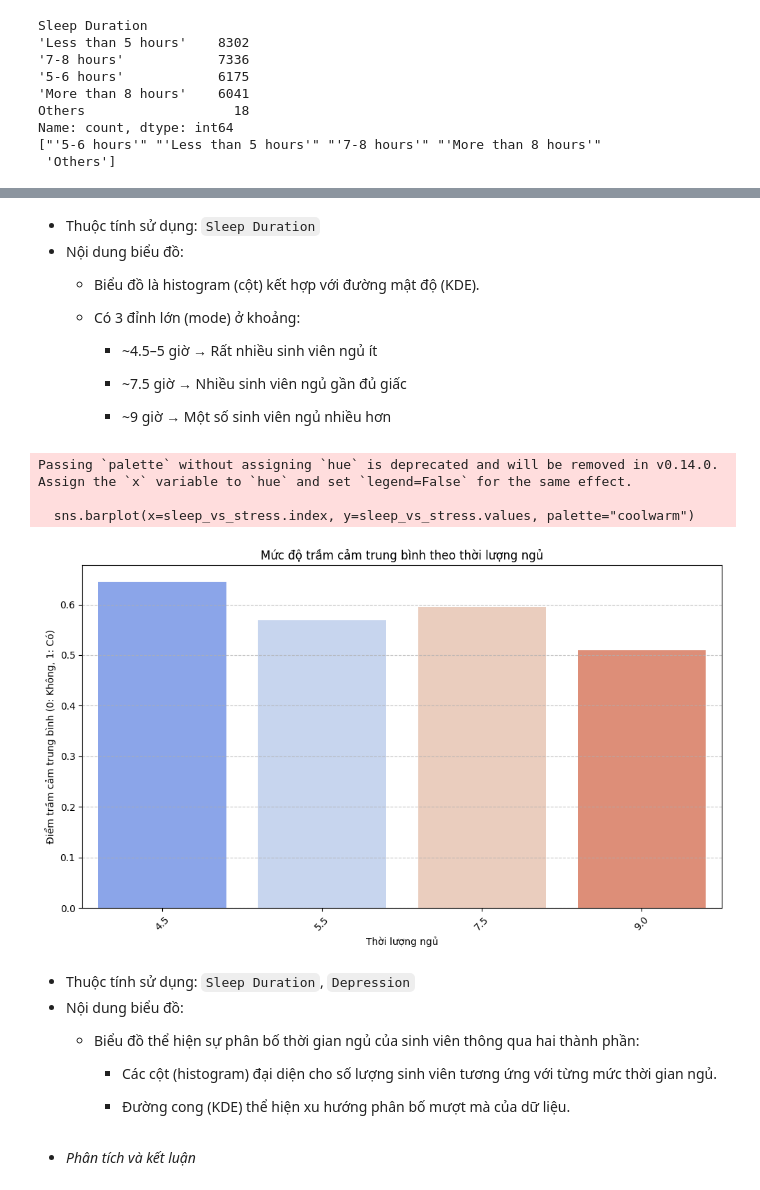
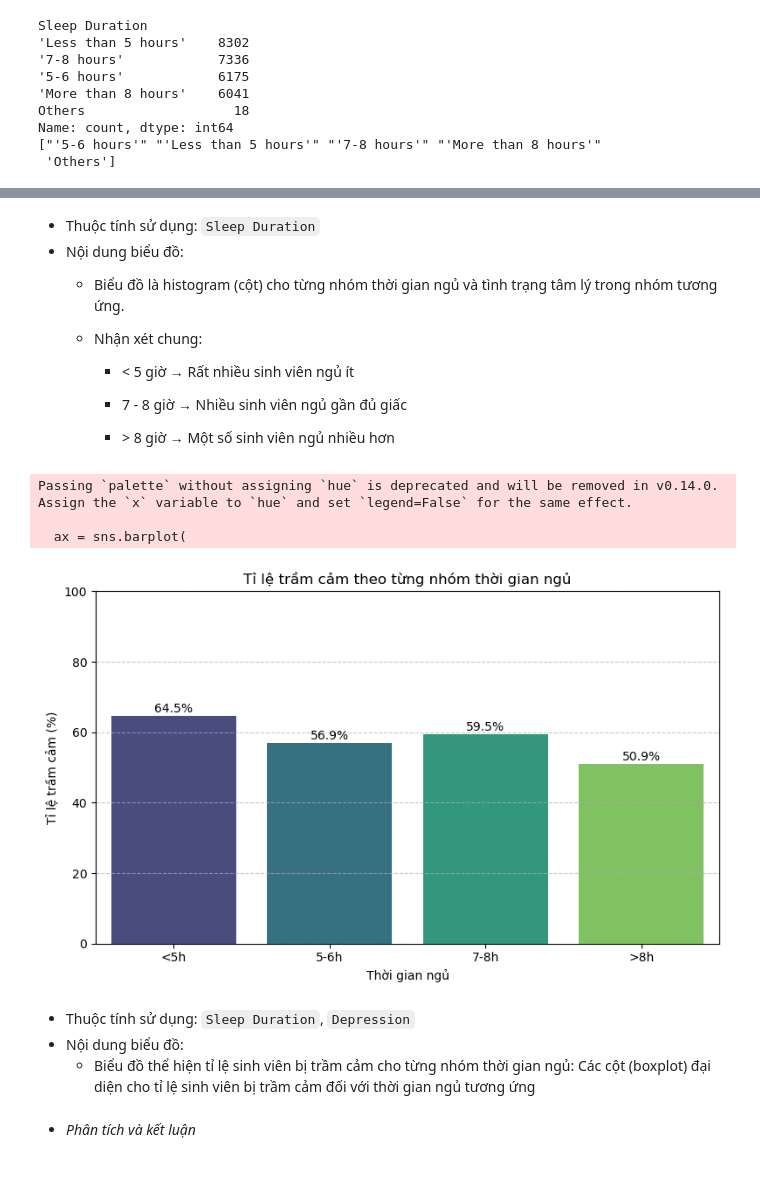
Before and after one commit to Dzivilord/Data_Insight_AI, a Jupyter notebook: src/ExploringData/Visualization_data.ipynb, the cells around one changed output, grey strips where cells are left out. Saved outputs shown, nothing was run; the diff lists cells and outputs as text; code cells hidden in the pictures.

```diff
--- a/src/ExploringData/Visualization_data.ipynb
+++ b/src/ExploringData/Visualization_data.ipynb
@@ -180,10 +184,10 @@ sleep_analyze_df = data[data['Sleep Duration'] != 'Others'].copy()
 
 # Mapping sleep duration từ dạng phân loại sang giá trị số trung bình
 sleep_map = {
-    "'Less than 5 hours'": 4.5,
-    "'5-6 hours'": 5.5,
-    "'7-8 hours'": 7.5,
-    "'More than 8 hours'": 9
+    "'Less than 5 hours'": '<5h',
+    "'5-6 hours'": '5-6h',
+    "'7-8 hours'": '7-8h',
+    "'More than 8 hours'": '>8h'
 }
 
 sleep_analyze_df['Sleep Duration'] = sleep_analyze_df['Sleep Duration'].map(sleep_map)
@@ -219,45 +216,62 @@ Name: Sleep Duration, dtype: float64
 # %% [markdown]
 - Thuộc tính sử dụng: `Sleep Duration`
 - Nội dung biểu đồ:
-    - Biểu đồ là histogram (cột) kết hợp với đường mật độ (KDE).
+    - Biểu đồ là histogram (cột) cho từng nhóm thời gian ngủ và tình trạng tâm lý trong nhóm tương ứng.
 
-    - Có 3 đỉnh lớn (mode) ở khoảng:
+    - Nhận xét chung:
 
-        - ~4.5–5 giờ → Rất nhiều sinh viên ngủ ít
+        - < 5 giờ → Rất nhiều sinh viên ngủ ít
 
-        - ~7.5 giờ → Nhiều sinh viên ngủ gần đủ giấc
+        - 7 - 8 giờ → Nhiều sinh viên ngủ gần đủ giấc
 
-        - ~9 giờ → Một số sinh viên ngủ nhiều hơn
+        - \> 8 giờ → Một số sinh viên ngủ nhiều hơn
 # %%
-# Kiểm tra các giá trị duy nhất
-unique_sleep = sleep_analyze_df['Sleep Duration'].value_counts()
+# Đếm tổng số mỗi giá trị Depression theo từng nhóm Sleep Duration
+group_counts = sleep_analyze_df.groupby('Sleep Duration')['Depression'].value_counts(normalize=True)
 
-# Tính trung bình điểm trầm cảm (stress) theo từng nhóm Sleep Duration
-sleep_vs_stress = sleep_analyze_df.groupby('Sleep Duration')['Depression'].mean().sort_values()
+# Lấy phần trăm giá trị 1 (Trầm cảm) trong mỗi nhóm Sleep Duration
+percent_depression_per_sleep_duration = group_counts.loc[:, 1] * 100
+percent_depression_per_sleep_duration_df = percent_depression_per_sleep_duration.reset_index(name='% of Depression')
 
-# Vẽ biểu đồ: Sleep Duration vs Average Depression Level
-plt.figure(figsize=(10,6))
-sns.barplot(x=sleep_vs_stress.index, y=sleep_vs_stress.values, palette="coolwarm")
-plt.title('Mức độ trầm cảm trung bình theo thời lượng ngủ')
-plt.xlabel('Thời lượng ngủ')
-plt.ylabel('Điểm trầm cảm trung bình (0: Không, 1: Có)')
-plt.xticks(rotation=45)
+# Vẽ biểu đồ cột
+plt.figure(figsize=(8, 5))
+ax = sns.barplot(
+    data=percent_depression_per_sleep_duration_df,
+    x='Sleep Duration',
+    y='% of Depression',
+    palette='viridis',
+    order=['<5h', '5-6h', '7-8h', '>8h']
+)
+
+# Thêm nhãn giá trị trên cột
+for p in ax.patches:
+    height = p.get_height()
+    ax.text(
+        p.get_x() + p.get_width() / 2,
+        height + 1,
+        f'{height:.1f}%',
+        ha='center'
+    )
+
+# Tuỳ chỉnh
+plt.title('Tỉ lệ trầm cảm theo từng nhóm thời gian ngủ')
+plt.xlabel('Thời gian ngủ')
+plt.ylabel('Tỉ lệ trầm cảm (%)')
+plt.ylim(0, 100)
 plt.grid(axis='y', linestyle='--', alpha=0.7)
 plt.tight_layout()
+
+# Hiển thị
 plt.show()
 # %% [output]
 Passing `palette` without assigning `hue` is deprecated and will be removed in v0.14.0. Assign the `x` variable to `hue` and set `legend=False` for the same effect.
 
-  sns.barplot(x=sleep_vs_stress.index, y=sleep_vs_stress.values, palette="coolwarm")
+  ax = sns.barplot(
-[figure, old version]
+[figure, new version]
 # %% [markdown]
 - Thuộc tính sử dụng: `Sleep Duration`, `Depression`
 - Nội dung biểu đồ:
-    - Biểu đồ thể hiện sự phân bố thời gian ngủ của sinh viên thông qua hai thành phần:
-
-        - Các cột (histogram) đại diện cho số lượng sinh viên tương ứng với từng mức thời gian ngủ.
-
-        - Đường cong (KDE) thể hiện xu hướng phân bố mượt mà của dữ liệu.
+    - Biểu đồ thể hiện tỉ lệ sinh viên bị trầm cảm cho từng nhóm thời gian ngủ: Các cột (boxplot) đại diện cho tỉ lệ sinh viên bị trầm cảm đối với thời gian ngủ tương ứng
 # %% [markdown]
 * <span style="font-style:italic;">Phân tích và kết luận</span>
 # %% [markdown]
```
Also changed, not shown: parts of 12 cells of this notebook.
